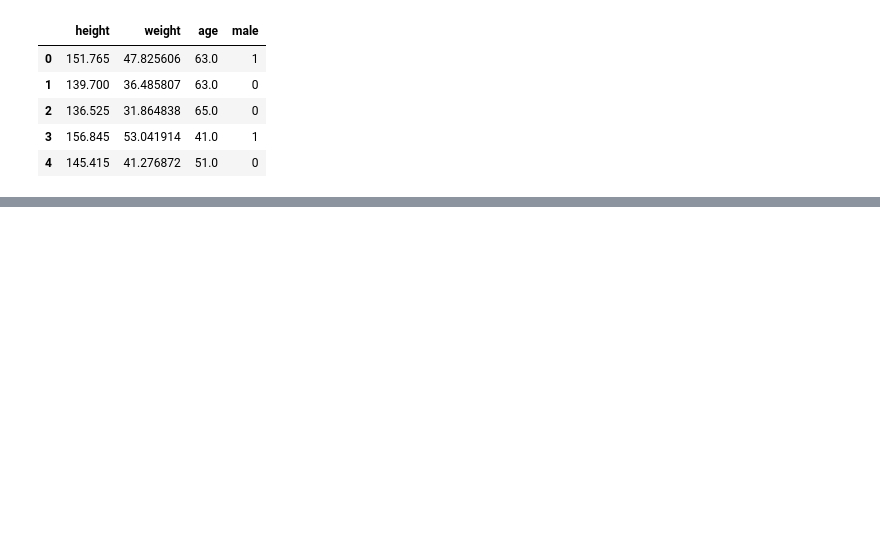
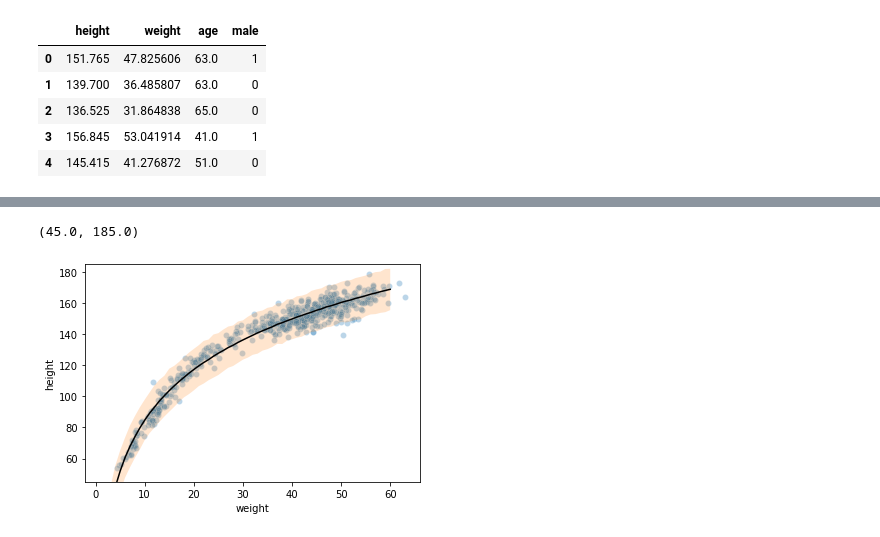
Before and after one commit to JimmyClowes/rethinking, a Jupyter notebook: notebooks/week_02.ipynb, the cells around one changed output, grey strips where cells are left out. Cells and saved outputs as stored; diff of their text form; code cells hidden in the pictures; blank space fills up the shorter version.

```diff
--- a/notebooks/week_02.ipynb
+++ b/notebooks/week_02.ipynb
@@ -118,0 +187,8 @@ results
+# %%
+preds = pd.DataFrame()
+# %%
+preds['seq_val'] = np.arange(1, 61, 1)
+# %%
+preds['log_seq_val'] = preds['seq_val'].apply(math.log)
+# %%
+preds['model_seq_val'] = preds['log_seq_val'] - np.mean(df['log_weight'])
@@ -118,0 +210,9 @@ results
+# %%
+fig, ax = plt.subplots()
+sns.scatterplot(x=df['weight'],y=df['height'], ax=ax, alpha=0.3)
+sns.lineplot(x=preds['seq_val'],y=preds['expected'], color = 'black')
+ax.fill_between(preds['seq_val'], preds['lower'], preds['upper'], alpha=0.2)
+plt.ylim(45, 185)
+# %% [output]
+(45.0, 185.0)
+[figure, added]
```
Also changed, not shown: parts of 22 cells of this notebook.
